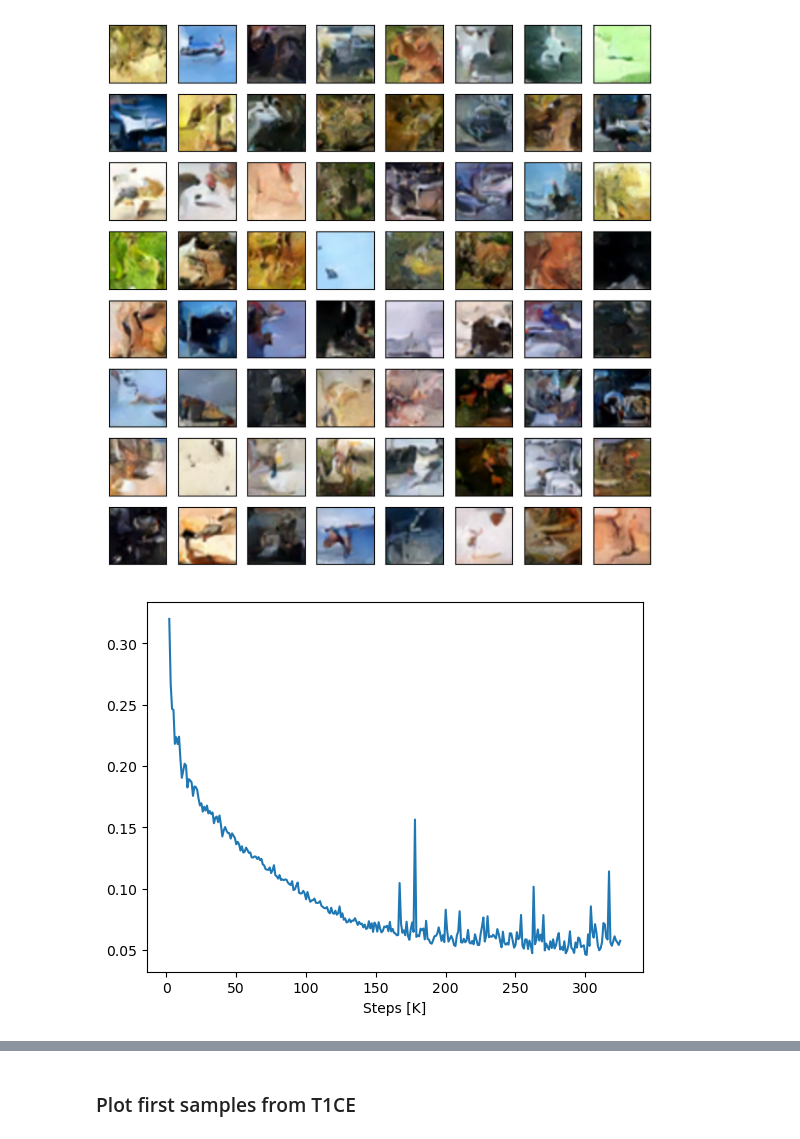
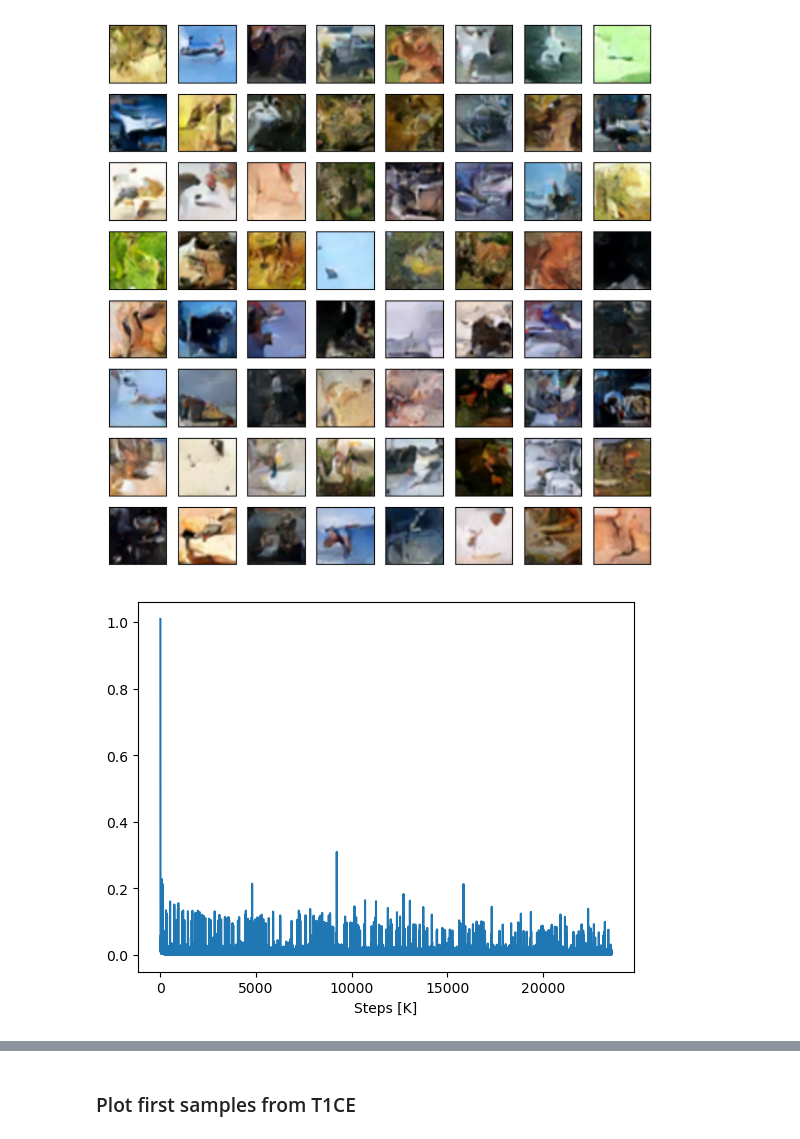
Before and after one commit to PatrickSVM/Diffusion-Models-for-Brain-Tumor-MRI-Scans, a Jupyter notebook: notebooks/Experiments.ipynb, the cells around one changed output, grey strips where cells are left out. Drawn from its saved outputs; the diff is of its cells as text; code cells hidden in the pictures.

```diff
--- a/notebooks/Experiments.ipynb
+++ b/notebooks/Experiments.ipynb
@@ -44,10 +44,10 @@ plt.show()
 import matplotlib.pyplot as plt
 import pandas as pd
 
-cifar_training = pd.read_csv("../Checkpoint_CIFAR/progress.csv")
+T1CE_training = pd.read_csv("../Checkpoint_T1CE_Second/progress.csv")
 # %%
-plt.plot(cifar_training.grad_norm[2:])
+plt.plot(T1CE_training.loss)
 plt.xlabel("Steps [K]")
 plt.show()
 # %% [output]
-[figure, old version]
+[figure, new version]
```
Also changed, not shown: parts of 3 cells of this notebook, 12 other files.
